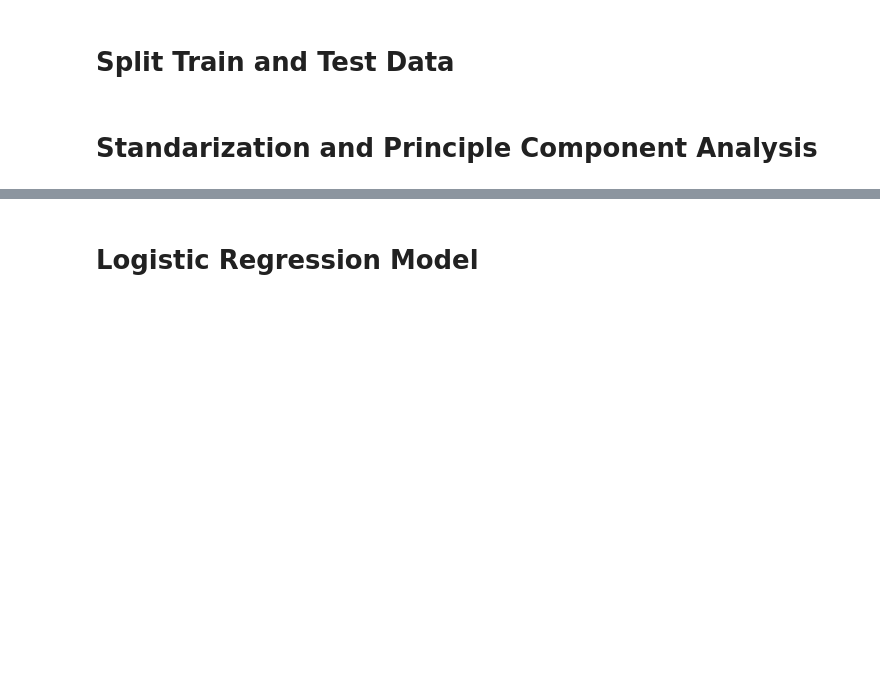
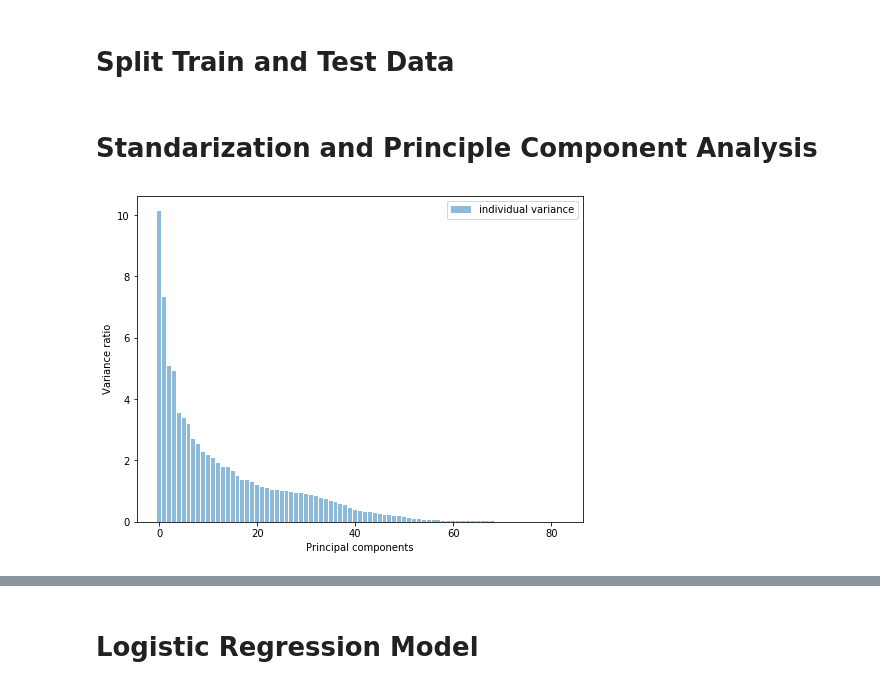
Before and after one commit to ridz1094/bankruptcy_prediction, a Jupyter notebook: bankruptcy_prediction.ipynb, the cells around one changed output, grey strips where cells are left out. Drawn from its saved outputs; the diff is of its cells as text; code cells hidden in the pictures; blank space fills up the shorter version.

```diff
--- a/bankruptcy_prediction.ipynb
+++ b/bankruptcy_prediction.ipynb
@@ -135,16 +136,18 @@ X_train = scaler.transform(X_train)
 X_test = scaler.transform(X_test)
 # %%
 # Checking pca all components
-# pca = PCA(len(X.columns))
-# pca.fit(X_train)
-# pca_variance = pca.explained_variance_
+pca = PCA(len(X.columns))
+pca.fit(X_train)
+pca_variance = pca.explained_variance_
 
-# plt.figure(figsize=(8, 6))
-# plt.bar(range(len(pca_variance)), pca_variance, alpha=0.5, align='center', label='individual variance')
-# plt.legend()
-# plt.ylabel('Variance ratio')
-# plt.xlabel('Principal components')
-# plt.show()
+plt.figure(figsize=(8, 6))
+plt.bar(range(len(pca_variance)), pca_variance, alpha=0.5, align='center', label='individual variance')
+plt.legend()
+plt.ylabel('Variance ratio')
+plt.xlabel('Principal components')
+plt.show()
+# %% [output]
+[figure, added]
 # %%
 #Selecting 4 important principle components
 pca = PCA(n_components=4)
```
Also changed, not shown: parts of 7 cells of this notebook.
